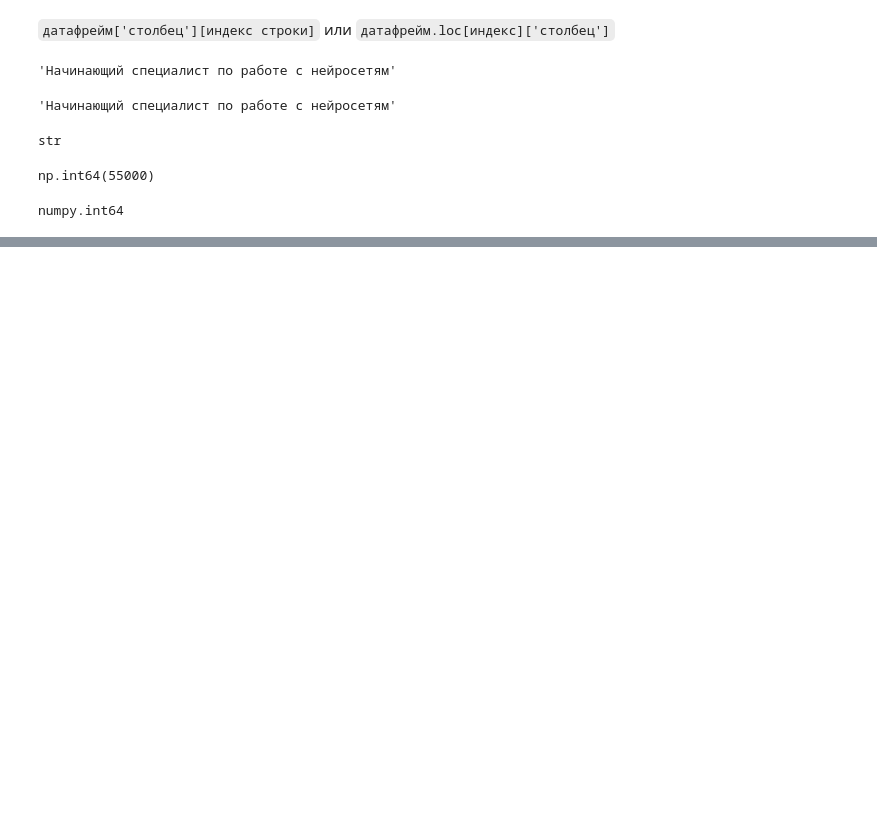
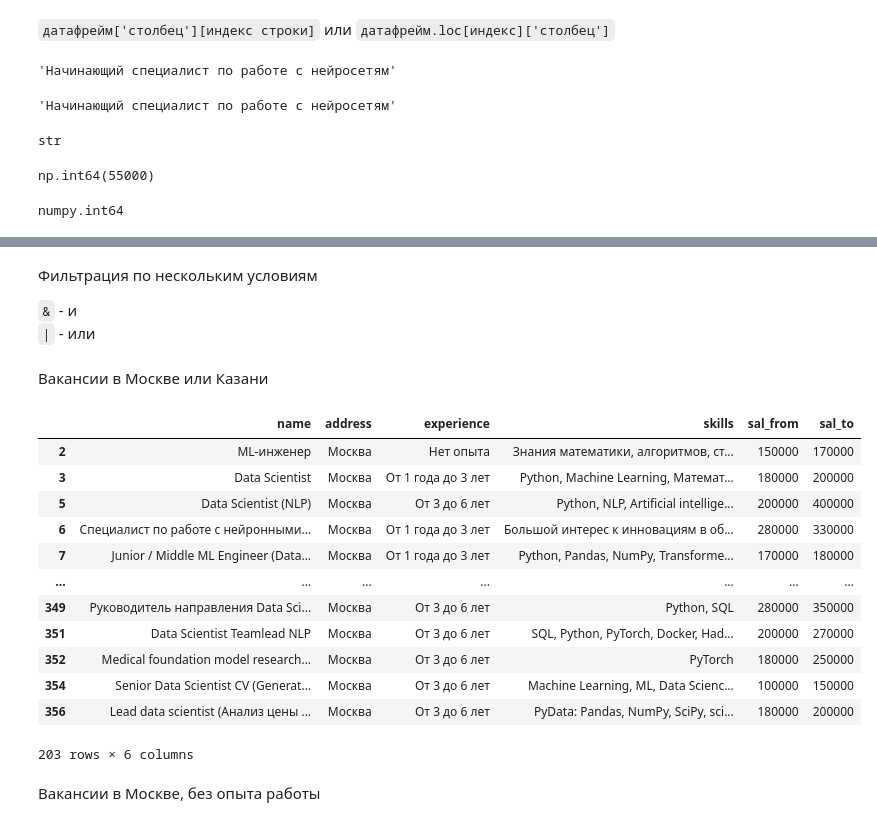
Before and after one commit to GarifullinII/DataScienceJobsAnalysis, a Jupyter notebook: data_science_analysis.ipynb, the cells around one changed output, grey strips where cells are left out. Saved outputs shown, nothing was run; the diff lists cells and outputs as text; code cells hidden in the pictures; blank space fills up the shorter version.

```diff
--- a/data_science_analysis.ipynb
+++ b/data_science_analysis.ipynb
@@ -172,0 +229,25 @@ numpy.int64
+# %% [markdown]
+Фильтрация по нескольким условиям
+
+`&` - и \
+`|` - или
+# %% [markdown]
+Вакансии в Москве или Казани
+# %%
+df[(df['address'] == 'Москва') | (df['address'] == 'Казань')]
+# %% [output]
+|  | name | address | experience | skills | sal_from | sal_to |
+| 2 | ML-инженер | Москва | Нет опыта | Знания математики, алгоритмов, ст... | 150000 | 170000 |
+| 3 | Data Scientist | Москва | От 1 года до 3 лет | Python, Machine Learning, Математ... | 180000 | 200000 |
+| 5 | Data Scientist (NLP) | Москва | От 3 до 6 лет | Python, NLP, Artificial intellige... | 200000 | 400000 |
+| 6 | Специалист по работе с нейронными... | Москва | От 1 года до 3 лет | Большой интерес к инновациям в об... | 280000 | 330000 |
+| 7 | Junior / Middle ML Engineer (Data... | Москва | От 1 года до 3 лет | Python, Pandas, NumPy, Transforme... | 170000 | 180000 |
+| ... | ... | ... | ... | ... | ... | ... |
+| 349 | Руководитель направления Data Sci... | Москва | От 3 до 6 лет | Python, SQL | 280000 | 350000 |
+| 351 | Data Scientist Teamlead NLP | Москва | От 3 до 6 лет | SQL, Python, PyTorch, Docker, Had... | 200000 | 270000 |
+| 352 | Medical foundation model research... | Москва | От 3 до 6 лет | PyTorch | 180000 | 250000 |
+| 354 | Senior Data Scientist CV (Generat... | Москва | От 3 до 6 лет | Machine Learning, ML, Data Scienc... | 100000 | 150000 |
+| 356 | Lead data scientist (Анализ цены ... | Москва | От 3 до 6 лет | PyData: Pandas, NumPy, SciPy, sci... | 180000 | 200000 |
+203 rows × 6 columns
+# %% [markdown]
+Вакансии в Москве, без опыта работы
```
Also changed, not shown: parts of 20 cells of this notebook.
